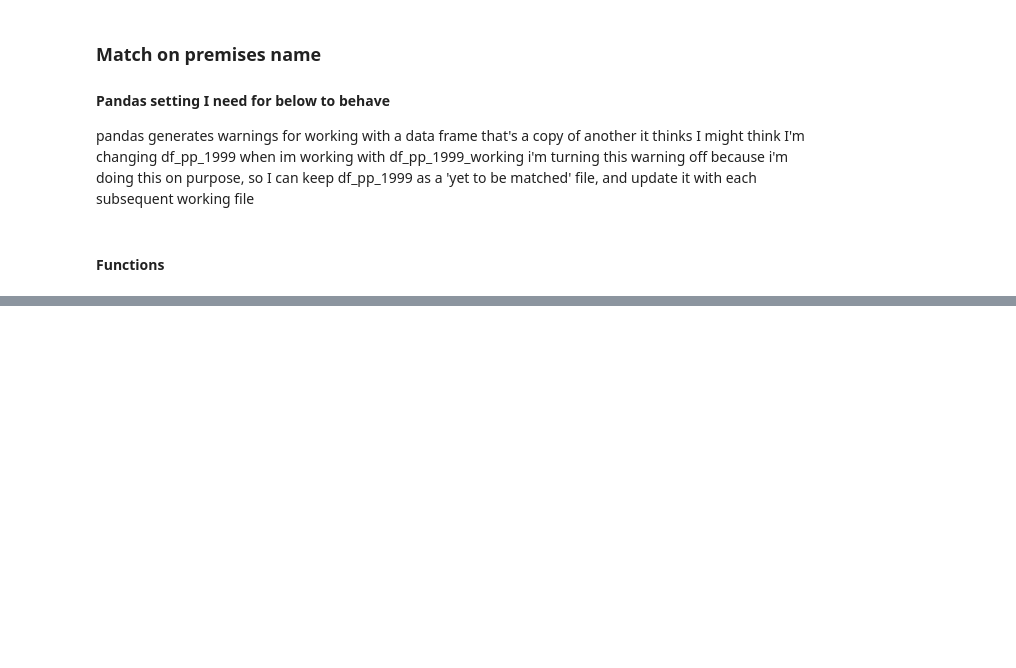
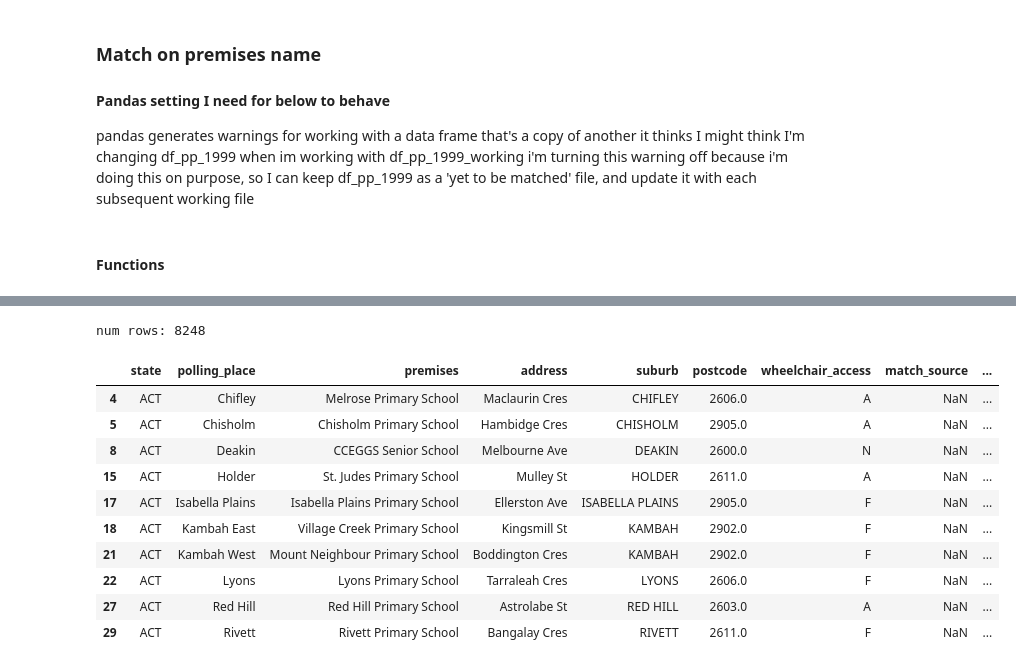
Before and after one commit to jaketclarke/australian_referenda, a Jupyter notebook: referenda_1999_geocode_polling_places.ipynb, the cells around one changed output, grey strips where cells are left out. Cells and saved outputs as stored; diff of their text form; code cells hidden in the pictures; blank space fills up the shorter version.

```diff
--- a/referenda_1999_geocode_polling_places.ipynb
+++ b/referenda_1999_geocode_polling_places.ipynb
@@ -187,3 +187,35 @@ df_pp_1999.head(10)
 | 7 | ACT | Curtin | Curtin Primary School | Theodore St | CURTIN | 2605.0 | A | 2007 Polling Places | ... |
 | 8 | ACT | Deakin | CCEGGS Senior School | Melbourne Ave | DEAKIN | 2600.0 | N | NaN | ... |
 | 9 | ACT | Duffy | Duffy Primary School | Burrinjuck Cres | DUFFY | 2611.0 | F | 2007 Polling Places | ... |
+# %%
+# Run merge on 2010 polling places, with premises name
+
+settings = dict(
+    keys = ['state','premises'],
+    match_source = '2010 Polling Places',
+    match_type = 'Premises Name'
+)
+
+filepath = 'federal_election_polling_places/pp_2010_election.csv'
+df_pp = import_polling_places(filepath)
+df_pp.head(3)
+
+# filter for just polling places we haven't yet matched
+
+df_pp_1999_unmatched = df_pp_1999[df_pp_1999.match_source.isnull()]
+
+df_pp_1999_matches = match_polling_places(df_pp_1999, df_pp, settings)
+# df_pp_1999.update(df_pp_1999_matches)
+# %% [output]
+num rows: 8248
+|  | state | polling_place | premises | address | suburb | postcode | wheelchair_access | match_source | ... |
+| 4 | ACT | Chifley | Melrose Primary School | Maclaurin Cres | CHIFLEY | 2606.0 | A | NaN | ... |
+| 5 | ACT | Chisholm | Chisholm Primary School | Hambidge Cres | CHISHOLM | 2905.0 | A | NaN | ... |
+| 8 | ACT | Deakin | CCEGGS Senior School | Melbourne Ave | DEAKIN | 2600.0 | N | NaN | ... |
+| 15 | ACT | Holder | St. Judes Primary School | Mulley St | HOLDER | 2611.0 | A | NaN | ... |
+| 17 | ACT | Isabella Plains | Isabella Plains Primary School | Ellerston Ave | ISABELLA PLAINS | 2905.0 | F | NaN | ... |
+| 18 | ACT | Kambah East | Village Creek Primary School | Kingsmill St | KAMBAH | 2902.0 | F | NaN | ... |
+| 21 | ACT | Kambah West | Mount Neighbour Primary School | Boddington Cres | KAMBAH | 2902.0 | F | NaN | ... |
+| 22 | ACT | Lyons | Lyons Primary School | Tarraleah Cres | LYONS | 2606.0 | F | NaN | ... |
+| 27 | ACT | Red Hill | Red Hill Primary School | Astrolabe St | RED HILL | 2603.0 | A | NaN | ... |
+| 29 | ACT | Rivett | Rivett Primary School | Bangalay Cres | RIVETT | 2611.0 | F | NaN | ... |
```
Also changed, not shown: parts of 2 cells of this notebook.
